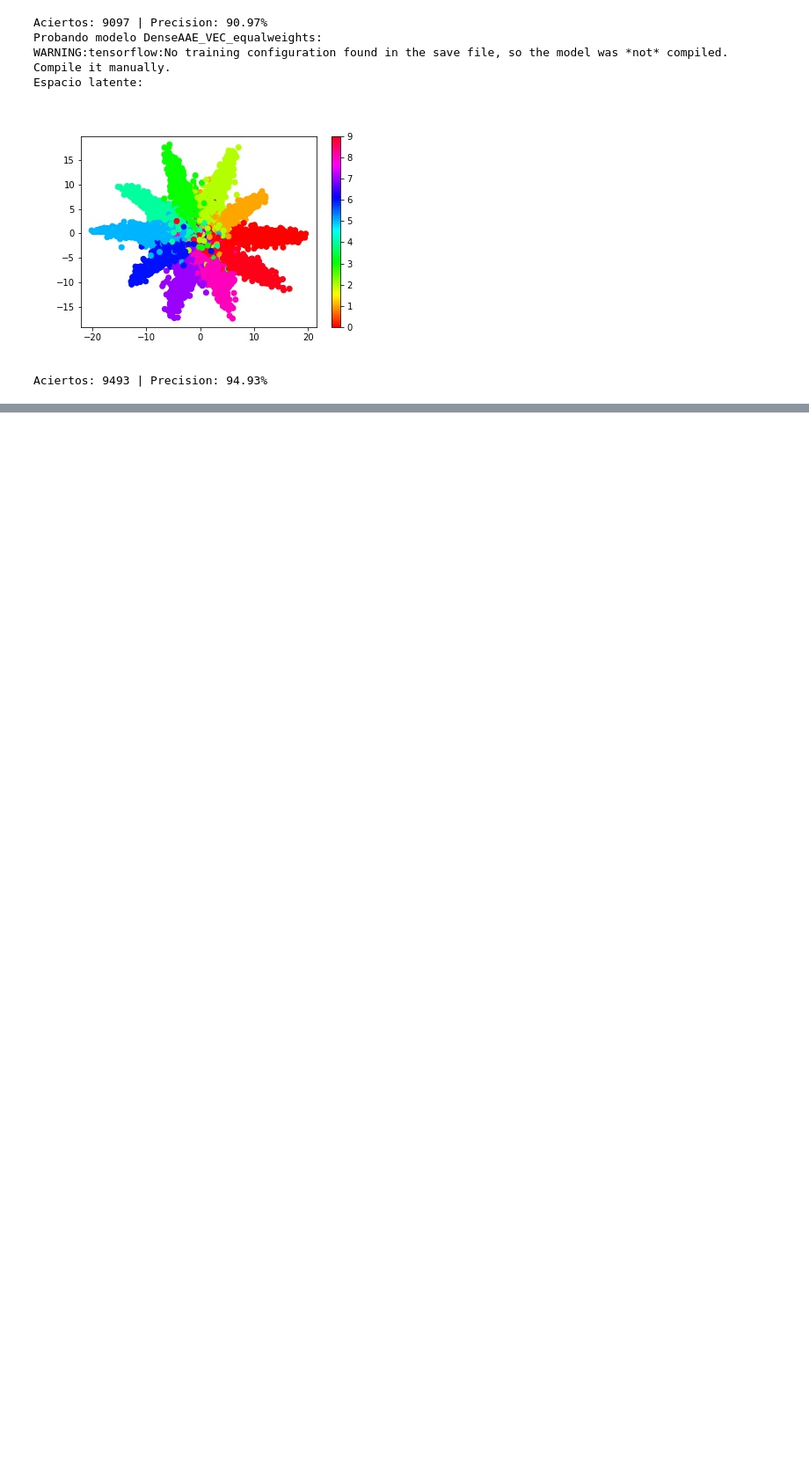
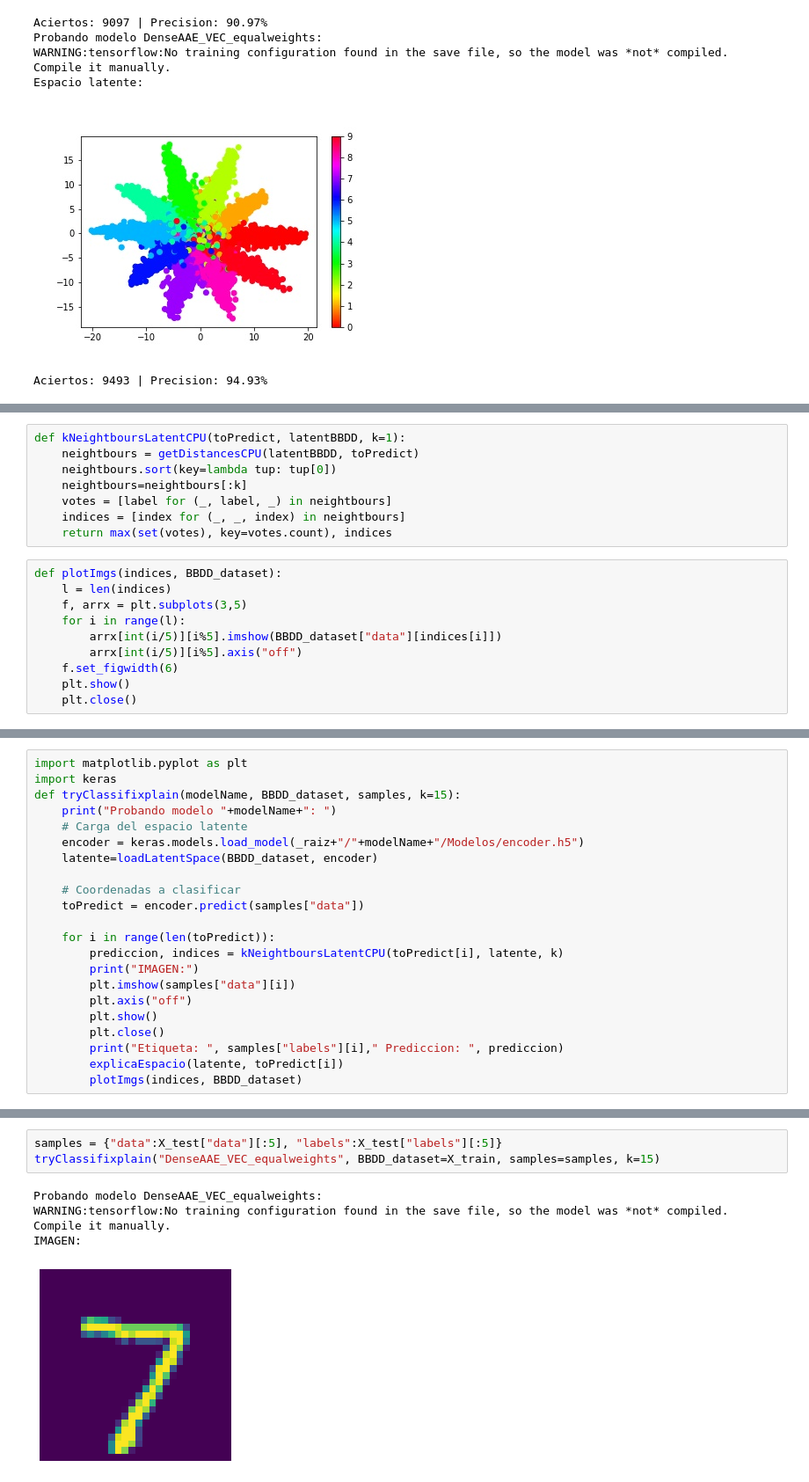
Before and after one commit to TFG-FcoJavier/TFG, a Jupyter notebook: clasificacion y explicabilidad (MNIST).ipynb, the cells around one changed output, grey strips where cells are left out. Shown at 88% size. Saved outputs shown, nothing was run; the diff lists cells and outputs as text; blank space fills up the shorter version.

Commit message:
Añadido experimento de explicacion a la prediccion

```diff
--- a/clasificacion y explicabilidad (MNIST).ipynb
+++ b/clasificacion y explicabilidad (MNIST).ipynb
@@ -577,0 +602,18 @@ Aciertos: 9493 | Precision: 94.93%
+# %%
+def kNeightboursLatentCPU(toPredict, latentBBDD, k=1):
+    neightbours = getDistancesCPU(latentBBDD, toPredict)
+    neightbours.sort(key=lambda tup: tup[0])
+    neightbours=neightbours[:k]
+    votes = [label for (_, label, _) in neightbours]
+    indices = [index for (_, _, index) in neightbours]
+    return max(set(votes), key=votes.count), indices
+# %%
+def plotImgs(indices, BBDD_dataset):
+    l = len(indices)
+    f, arrx = plt.subplots(3,5)
+    for i in range(l):
+        arrx[int(i/5)][i%5].imshow(BBDD_dataset["data"][indices[i]])
+        arrx[int(i/5)][i%5].axis("off")
+    f.set_figwidth(6)
+    plt.show()
+    plt.close()
@@ -577,0 +622,22 @@ Aciertos: 9493 | Precision: 94.93%
+# %%
+import matplotlib.pyplot as plt
+import keras
+def tryClassifixplain(modelName, BBDD_dataset, samples, k=15):
+    print("Probando modelo "+modelName+": ")
+    # Carga del espacio latente
+    encoder = keras.models.load_model(_raiz+"/"+modelName+"/Modelos/encoder.h5")
+    latente=loadLatentSpace(BBDD_dataset, encoder)
+
+    # Coordenadas a clasificar
+    toPredict = encoder.predict(samples["data"])
+
+    for i in range(len(toPredict)):
+        prediccion, indices = kNeightboursLatentCPU(toPredict[i], latente, k)
+        print("IMAGEN:")
+        plt.imshow(samples["data"][i])
+        plt.axis("off")
+        plt.show()
+        plt.close()
+        print("Etiqueta: ", samples["labels"][i]," Prediccion: ", prediccion)
+        explicaEspacio(latente, toPredict[i])
+        plotImgs(indices, BBDD_dataset)
@@ -577,0 +648,8 @@ Aciertos: 9493 | Precision: 94.93%
+# %%
+samples = {"data":X_test["data"][:5], "labels":X_test["labels"][:5]}
+tryClassifixplain("DenseAAE_VEC_equalweights", BBDD_dataset=X_train, samples=samples, k=15)
+# %% [output]
+Probando modelo DenseAAE_VEC_equalweights:
+WARNING:tensorflow:No training configuration found in the save file, so the model was *not* compiled. Compile it manually.
+IMAGEN:
+[figure, added]
```
Also changed, not shown: parts of 13 cells of this notebook.
